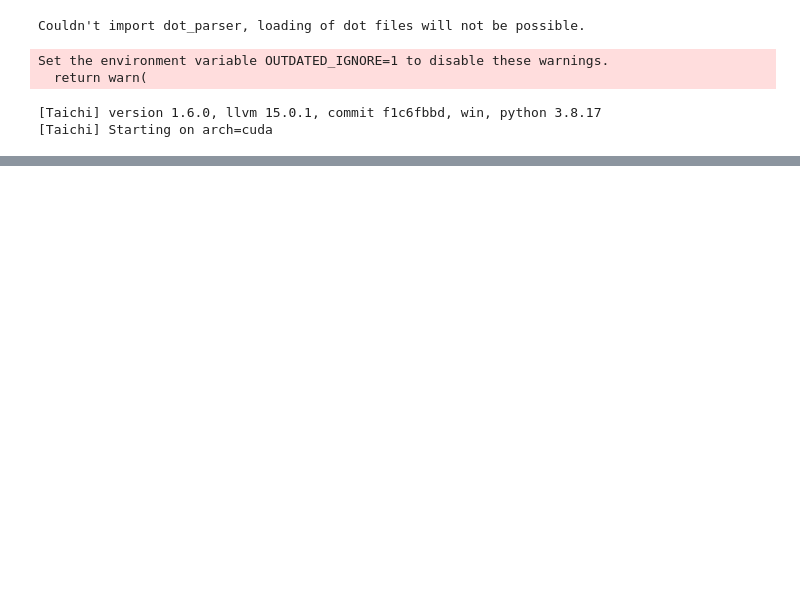
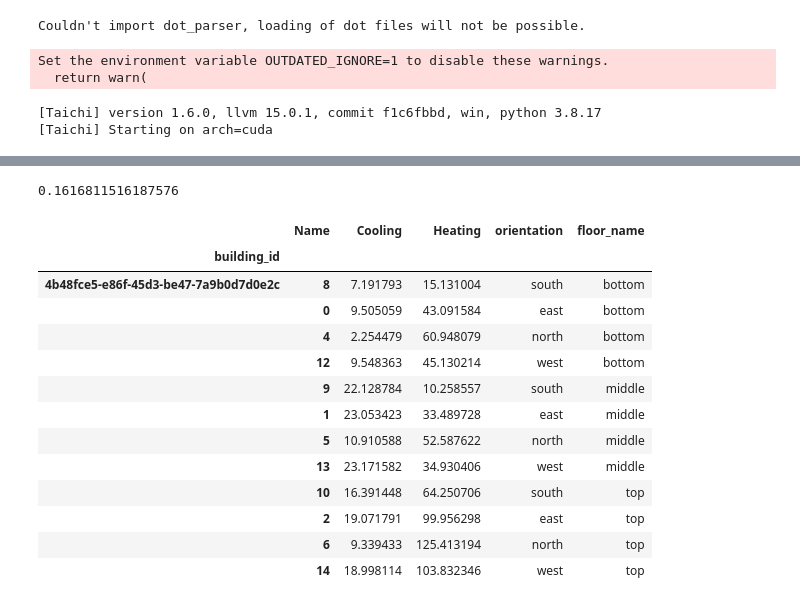
Before and after one commit to szvsw/ml-for-building-energy-modeling, a Jupyter notebook: ml-for-bem/notebooks/predict.ipynb, the cells around one changed output, grey strips where cells are left out. Drawn from its saved outputs; the diff is of its cells as text; code cells hidden in the pictures; blank space fills up the shorter version.

```diff
--- a/ml-for-bem/notebooks/predict.ipynb
+++ b/ml-for-bem/notebooks/predict.ipynb
@@ -125,0 +166,44 @@ LOCAL_RANK: 0 - CUDA_VISIBLE_DEVICES: [0]
+# %%
+shoebox_annual = shoebox_predictions.T.groupby(level=[0,1]).sum().T
+shoebox_annual["Core"]["Cooling"] /= 3
+shoebox_annual["Core"]["Heating"] /= 0.8
+shoebox_annual["Perimeter"]["Cooling"] /= 3
+shoebox_annual["Perimeter"]["Heating"] /= 0.8
+perim_depth = umi_test.perim_offset
+df = (shoebox_annual["Core"] * perim_depth*features.core_2_perim.values.reshape(-1,1) + shoebox_annual["Perimeter"] * perim_depth) / (perim_depth+perim_depth*features.core_2_perim.values.reshape(-1,1))
+df["orientation"] = features["orientation"].values
+df["floor_name"] = features["floor_name"].values
+# df[(df["floor_name"] == "bottom" ) & (df["orientation"] == "east")]
+df = df.sort_values(by=["floor_name", "orientation"])
+df["orientation"] = df["orientation"].apply(lambda x: ["south", "east", "north", "west"][x])
+df
+
+true_cooling = np.array([9,6.5,1.55,8.61,23,21,10,23,17,17,8.9,19])
+true_heating = np.array([43,56,69,56,18,48,70,44,76,119,148,115])
+np.abs((true_cooling - df["Cooling"].values)).mean()
+np.abs((true_heating - df["Heating"].values)).mean()
+elec_add_in = 0
+total = (true_cooling+true_heating+elec_add_in)
+total_pred = (df["Cooling"].values+df["Heating"].values+elec_add_in)
+(np.abs(total - total_pred)**2).mean()**0.5 / (total.mean())
+(np.abs(total-total_pred) / total).mean()
+np.abs(total.mean()- total_pred.mean()) / total.mean()
+# %% [output]
+0.1616811516187576
+# %%
+df
+# %% [output]
+|  | Name | Cooling | Heating | orientation | floor_name |
+| building_id |  |  |  |  |  |
+| 4b48fce5-e86f-45d3-be47-7a9b0d7d0e2c | 8 | 7.191793 | 15.131004 | south | bottom |
+|  | 0 | 9.505059 | 43.091584 | east | bottom |
+|  | 4 | 2.254479 | 60.948079 | north | bottom |
+|  | 12 | 9.548363 | 45.130214 | west | bottom |
+|  | 9 | 22.128784 | 10.258557 | south | middle |
+|  | 1 | 23.053423 | 33.489728 | east | middle |
+|  | 5 | 10.910588 | 52.587622 | north | middle |
+|  | 13 | 23.171582 | 34.930406 | west | middle |
+|  | 10 | 16.391448 | 64.250706 | south | top |
+|  | 2 | 19.071791 | 99.956298 | east | top |
+|  | 6 | 9.339433 | 125.413194 | north | top |
+|  | 14 | 18.998114 | 103.832346 | west | top |
```
Also changed, not shown: parts of 17 cells of this notebook, 4 other files.
